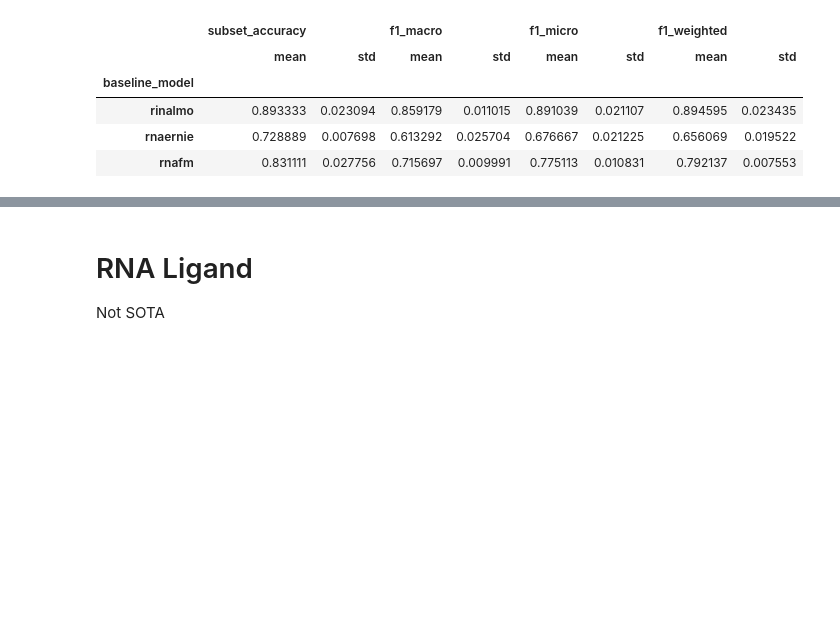
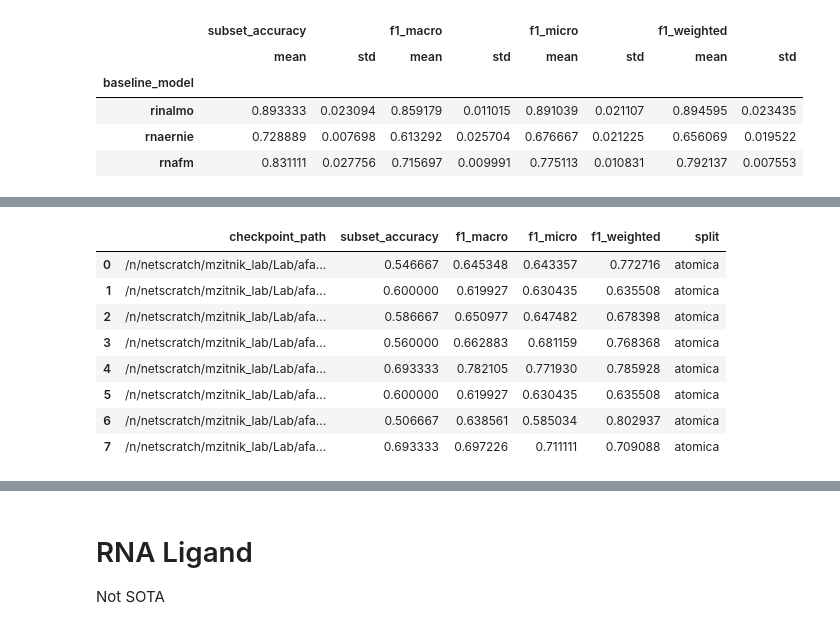
Before and after one commit to mims-harvard/ATOMICA, a Jupyter notebook: case_studies/rnaglib_tasks/inference.ipynb, the cells around one changed output, grey strips where cells are left out. Drawn from its saved outputs; the diff is of its cells as text; code cells hidden in the pictures; blank space fills up the shorter version.

```diff
--- a/case_studies/rnaglib_tasks/inference.ipynb
+++ b/case_studies/rnaglib_tasks/inference.ipynb
@@ -278,0 +311,12 @@ MultilabelMetricsResult(subset_accuracy=0.48, f1_macro=0.6730598290598291, f1_mi
+# %%
+test_metrics
+# %% [output]
+|  | checkpoint_path | subset_accuracy | f1_macro | f1_micro | f1_weighted | split |
+| 0 | /n/netscratch/mzitnik_lab/Lab/afa... | 0.546667 | 0.645348 | 0.643357 | 0.772716 | atomica |
+| 1 | /n/netscratch/mzitnik_lab/Lab/afa... | 0.600000 | 0.619927 | 0.630435 | 0.635508 | atomica |
+| 2 | /n/netscratch/mzitnik_lab/Lab/afa... | 0.586667 | 0.650977 | 0.647482 | 0.678398 | atomica |
+| 3 | /n/netscratch/mzitnik_lab/Lab/afa... | 0.560000 | 0.662883 | 0.681159 | 0.768368 | atomica |
+| 4 | /n/netscratch/mzitnik_lab/Lab/afa... | 0.693333 | 0.782105 | 0.771930 | 0.785928 | atomica |
+| 5 | /n/netscratch/mzitnik_lab/Lab/afa... | 0.600000 | 0.619927 | 0.630435 | 0.635508 | atomica |
+| 6 | /n/netscratch/mzitnik_lab/Lab/afa... | 0.506667 | 0.638561 | 0.585034 | 0.802937 | atomica |
+| 7 | /n/netscratch/mzitnik_lab/Lab/afa... | 0.693333 | 0.697226 | 0.711111 | 0.709088 | atomica |
```
Also changed, not shown: parts of 22 cells of this notebook, 9 other files.
